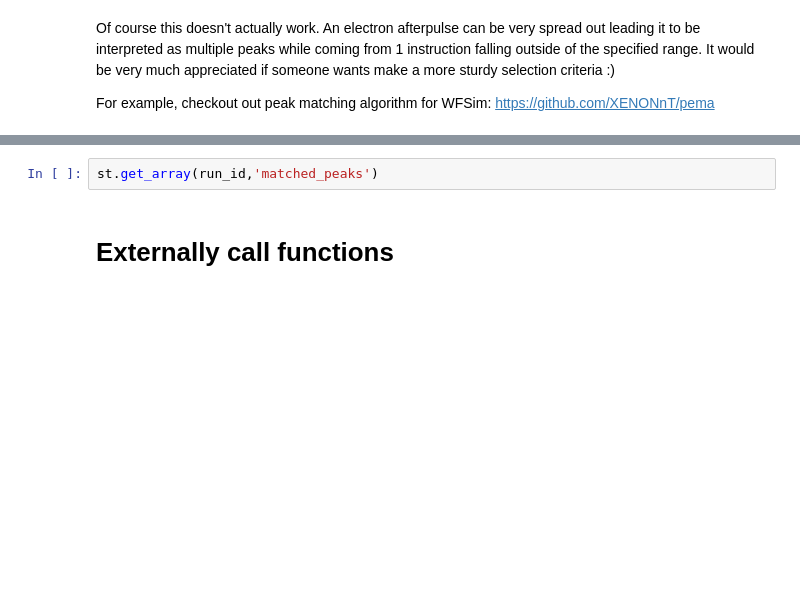
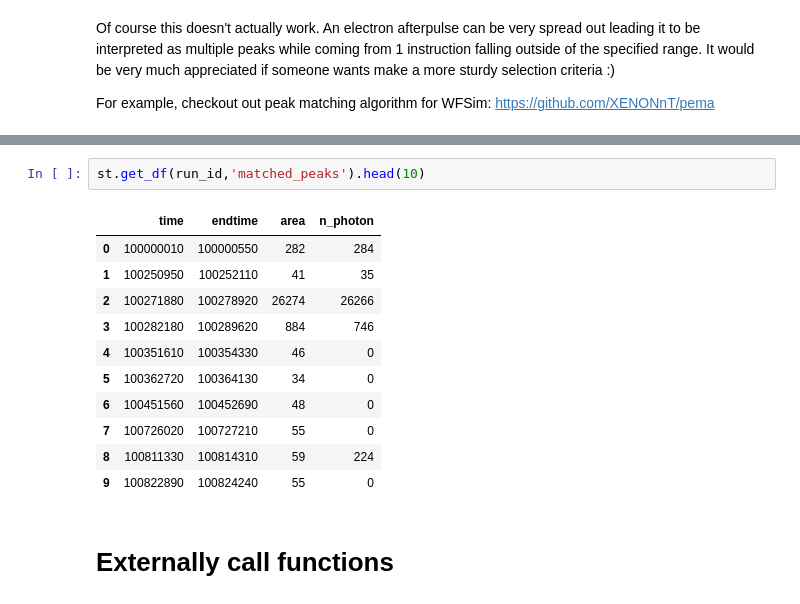
Before and after one commit to XENONnT/WFSim, a Jupyter notebook: notebooks/Getting_started_wfsim.ipynb, the cells around one changed output, grey strips where cells are left out. Cells and saved outputs as stored; diff of their text form; blank space fills up the shorter version.

```diff
--- a/notebooks/Getting_started_wfsim.ipynb
+++ b/notebooks/Getting_started_wfsim.ipynb
@@ -296,5 +350,17 @@ st.register(MatchedPeaks)
 # %%
-st.get_array(run_id,'matched_peaks')
+st.get_df(run_id,'matched_peaks').head(10)
+# %% [output]
+|  | time | endtime | area | n_photon |
+| 0 | 100000010 | 100000550 | 282 | 284 |
+| 1 | 100250950 | 100252110 | 41 | 35 |
+| 2 | 100271880 | 100278920 | 26274 | 26266 |
+| 3 | 100282180 | 100289620 | 884 | 746 |
+| 4 | 100351610 | 100354330 | 46 | 0 |
+| 5 | 100362720 | 100364130 | 34 | 0 |
+| 6 | 100451560 | 100452690 | 48 | 0 |
+| 7 | 100726020 | 100727210 | 55 | 0 |
+| 8 | 100811330 | 100814310 | 59 | 224 |
+| 9 | 100822890 | 100824240 | 55 | 0 |
 # %% [markdown]
 # Externally call functions
 # %% [markdown]
```
Also changed, not shown: parts of 11 cells of this notebook.
